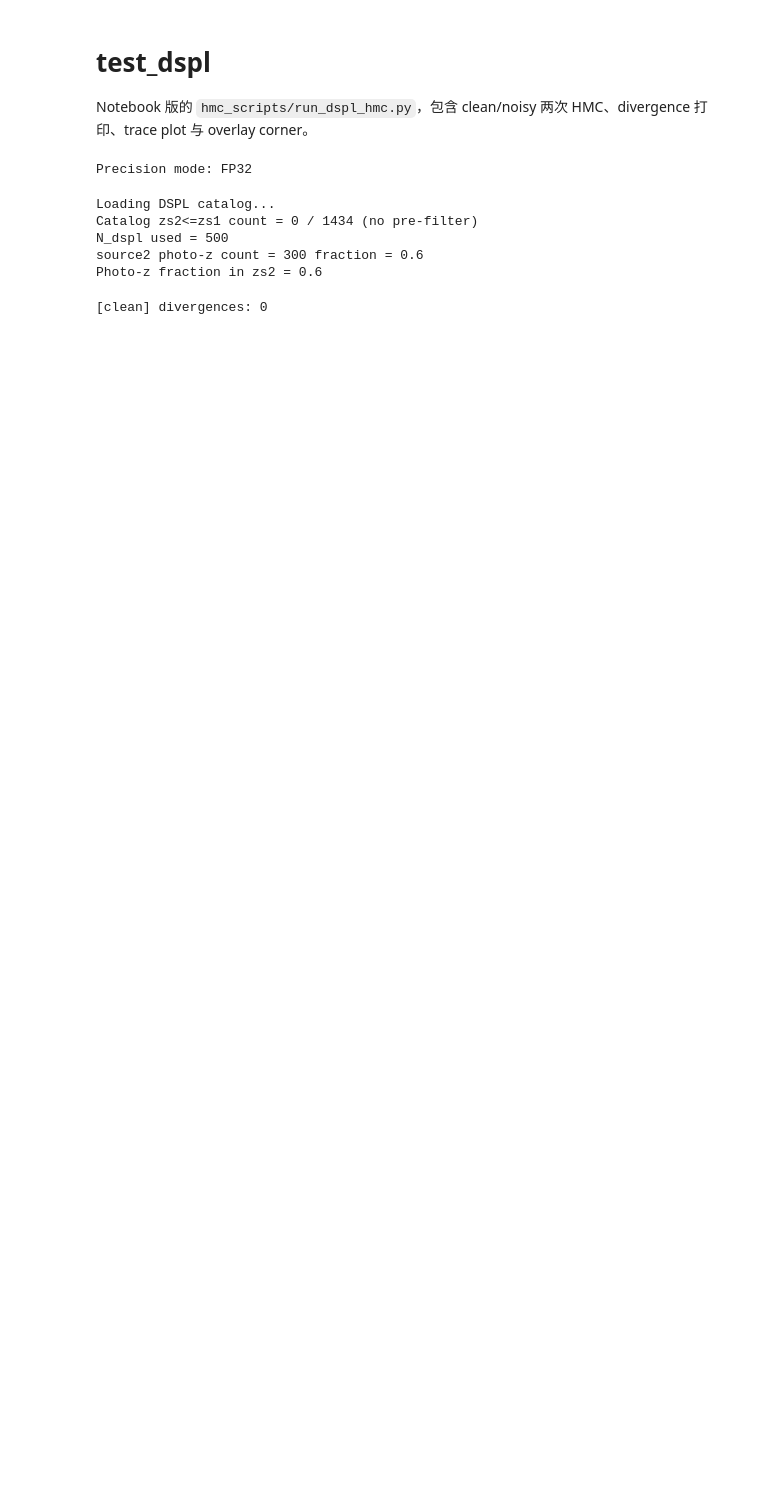
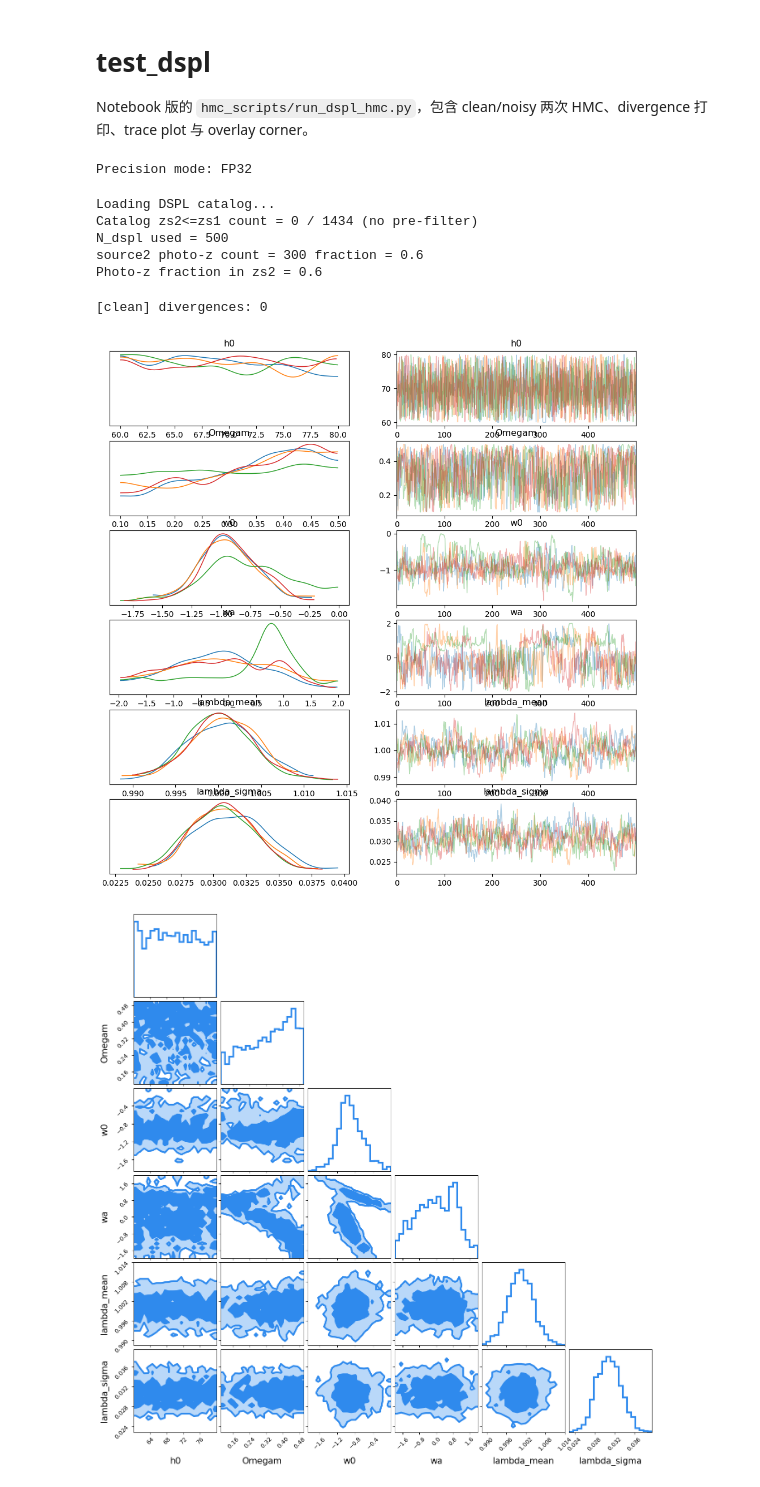
Before and after one commit to astroskylee/LensedUniverse, a Jupyter notebook: test_dspl.ipynb, the cells around one changed output. Drawn from its saved outputs; the diff is of its cells as text; code cells hidden in the pictures; blank space fills up the shorter version.

```diff
--- a/test_dspl.ipynb
+++ b/test_dspl.ipynb
@@ -112,7 +112,7 @@ Dl2, Ds2, Dls2 = tool.compute_distances(zl_dspl, zs2_true_cat, cosmo_true)
 beta_geom_dspl = Dls1 * Ds2 / (Ds1 * Dls2)
 
 lambda_true = tool.truncated_normal(1.0, 0.05, 0.85, 1.15, N_dspl, random_state=rng_np)
-lambda_err = lambda_true * 0.10
+lambda_err = lambda_true * 0.1
 
 true_vel = model_vel_dspl * jnp.sqrt(lambda_true)
 vel_err = 0.03 * true_vel
@@ -200,7 +200,7 @@ def dspl_model(dspl_data):
 
     N = len(zl)
     with numpyro.plate('dspl', N):
-        lambda_dspl = numpyro.sample('lambda_dspl', dist.TruncatedNormal(lambda_mean, lambda_sigma, low=0.5, high=1.5.))
+        lambda_dspl = numpyro.sample('lambda_dspl', dist.TruncatedNormal(lambda_mean, lambda_sigma, low=0.5, high=1.5))
         numpyro.sample('lambda_dspl_like', dist.Normal(lambda_dspl, dspl_data['lambda_err']), obs=dspl_data['lambda_obs'])
         beta_mst = tool.beta_antimst(beta_geom, lambda_dspl)
         numpyro.sample('beta_dspl_like', dist.TruncatedNormal(beta_mst, dspl_data['beta_err'], low=0.0, high=1.0), obs=dspl_data['beta_obs'])
@@ -228,11 +228,11 @@ def run_mcmc(data, key, tag):
     if TEST_MODE:
         num_warmup, num_samples, num_chains, chain_method = 200, 200, 2, 'sequential'
     else:
-        num_warmup, num_samples, num_chains, chain_method = 500, 1500, 4, 'vectorized'
+        num_warmup, num_samples, num_chains, chain_method = 500, 500, 4, 'vectorized'
 
     nuts = NUTS(
         dspl_model,
-        target_accept_prob=0.95,
+        target_accept_prob=0.8,
         init_strategy=init_to_value(values=build_init_values(data)),
     )
     mcmc = MCMC(
@@ -241,32 +241,53 @@ def run_mcmc(data, key, tag):
         num_samples=num_samples,
         num_chains=num_chains,
         chain_method=chain_method,
         progress_bar=True,
     )
     mcmc.run(key, dspl_data=data)
 
     extra = mcmc.get_extra_fields(group_by_chain=True)
     n_div = int(np.asarray(extra['diverging']).sum())
     print(f'[{tag}] divergences: {n_div}')
 
     posterior = mcmc.get_samples(group_by_chain=True)
     inf_data = az.from_dict(posterior=posterior)
     az.to_netcdf(inf_data, RESULT_DIR / f'dspl_{tag}.nc')
 
     trace_vars = ['h0', 'Omegam', 'w0', 'wa', 'lambda_mean', 'lambda_sigma']
     trace_vars = [v for v in trace_vars if v in inf_data.posterior and inf_data.posterior[v].ndim == 2]
     if trace_vars:
         trace_axes = az.plot_trace(inf_data, var_names=trace_vars, compact=False)
         trace_fig = np.asarray(trace_axes).ravel()[0].figure
         trace_fig.savefig(FIG_DIR / f'dspl_trace_{tag}.pdf', dpi=200, bbox_inches='tight')
-        plt.close(trace_fig)
+        plt.show()
+        import corner as corner
+        fig = corner.corner(
+        inf_data,
+        var_names=trace_vars,
+        labels=trace_vars,
+        color="#2f8aed",
+        show_titles=False,
+        title_fmt=".3f",
+        levels=[0.68, 0.95],
+        fill_contours=True,
+        plot_datapoints=False,
+        smooth=0.2,
+        use_math_text=True,
+        label_kwargs=dict(fontsize=15),
+        title_kwargs=dict(fontsize=15),
+        contour_kwargs={"linewidths": 3},
+        hist_kwargs={"density": True, "linewidth": 3},
+        )
+        plt.show()
     return inf_data
 
 
 key = random.PRNGKey(42)
 key_clean, key_noisy = random.split(key)
 
 idata_clean = run_mcmc(ds_data_clean, key_clean, 'clean')
-idata_noisy = run_mcmc(ds_data_noisy, key_noisy, 'noisy')
+# idata_noisy = run_mcmc(ds_data_noisy, key_noisy, 'noisy')
 # %% [output]
 [clean] divergences: 0
+[figure, added]
+[figure, added]
```
Also changed, not shown: parts of 5 cells of this notebook, 19 other files.
